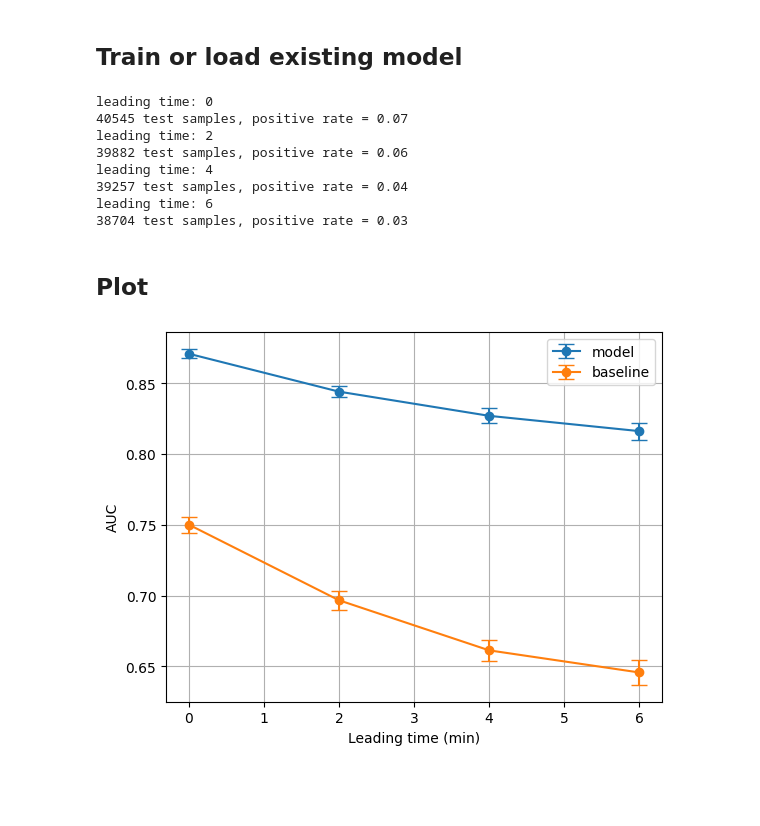
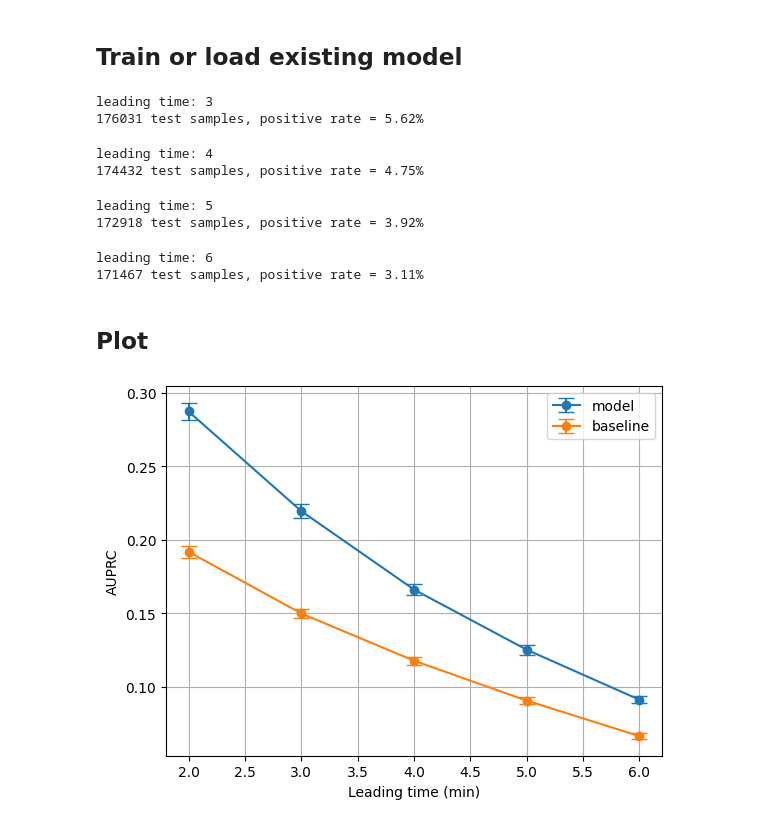
Before and after one commit to BobAubouin/hypotension_pred, a Jupyter notebook: scripts/experiments/study_leading_time.ipynb, the cells around one changed output. Cells and saved outputs as stored; diff of their text form; code cells hidden in the pictures; blank space fills up the shorter version.

Commit message:
update leading time study

```diff
--- a/scripts/experiments/study_leading_time.ipynb
+++ b/scripts/experiments/study_leading_time.ipynb
@@ -49,12 +55,12 @@ rng_seed = 42
 
 result_folder = Path("data/results")
 if not result_folder.exists():
-    result_folder.exists()
+    result_folder.mkdir()
 # Set model file, create models folder if does not exist.
 model_folder = Path("data/models")
 if not model_folder.exists():
     model_folder.mkdir()
-model_file = model_folder / f"xgb.json"
+model_file = model_folder / "xgb.json"
 
 # create a regressor
 if model_file.exists():
@@ -63,7 +69,8 @@ if model_file.exists():
 else:
     ImportError("Model file does not exist, run the xgboost study first")
 
-for leading_time in range(0,7,2):
+leading_time_list = [3,4,5,6]
+for leading_time in leading_time_list:
     data_lead = data[(data.time_before_IOH >= leading_time*60) | (data.time_before_IOH.isna())]
 
     test = data_lead[data_lead['split'] == "test"].copy()
@@ -73,7 +80,7 @@ for leading_time in range(0,7,2):
     test = test.dropna(subset=FEATURE_NAME)
     print('leading time:', leading_time)
     print(
-        f'{len(test)} test samples, positive rate = {test["label"].mean():.2f}'
+        f'{len(test)} test samples, positive rate = {test["label"].mean():.2%}'
     )
 
 
@@ -82,63 +89,62 @@ for leading_time in range(0,7,2):
     y_test = test["label"].values
     y_label_id = test["label_id"].values
 
-    df_results, _ = bootstrap_test(y_test, y_pred, y_label_id, n_bootstraps=200, rng_seed=rng_seed)
+    df_results, _, _ = bootstrap_test(y_test, y_pred, y_label_id, n_bootstraps=200, rng_seed=rng_seed)
 
-    roc_results = result_folder / f"xgboost_roc_lead_{leading_time}.csv"
+    roc_results = result_folder / f"xgboost_lead_{leading_time}.csv"
     df_results.to_csv(roc_results, index=False)
 
     # test baseline
     y_pred_baseline = 1 - test[BASELINE_FEATURE_NAME].values/120
 
-    df_results_baseline, _ = bootstrap_test(y_test, y_pred_baseline, y_label_id, n_bootstraps=200, rng_seed=rng_seed)
+    df_results_baseline, _, _ = bootstrap_test(y_test, y_pred_baseline, y_label_id, n_bootstraps=200, rng_seed=rng_seed)
 
-    roc_results = result_folder / f"baseline_roc_lead_{leading_time}.csv"
+    roc_results = result_folder / f"baseline_lead_{leading_time}.csv"
     df_results_baseline.to_csv(roc_results, index=False)
 # %% [output]
-leading time: 0
-40545 test samples, positive rate = 0.07
-leading time: 2
-39882 test samples, positive rate = 0.06
-leading time: 4
-39257 test samples, positive rate = 0.04
-leading time: 6
-38704 test samples, positive rate = 0.03
+leading time: 3
+176031 test samples, positive rate = 5.62%
+leading time: 4
+174432 test samples, positive rate = 4.75%
+leading time: 5
+172918 test samples, positive rate = 3.92%
+leading time: 6
+171467 test samples, positive rate = 3.11%
 # %% [markdown]
 ## Plot
 # %%
 xgboost_auc_list, baseline_auc_list, lead_time_list = [], [], []
 xgboost_auc_std_list, baseline_auc_std_list = [], []
-xgboost_ioh_sensitivity_list, baseline_ioh_sensitivity_list = [], []
-xgboost_ioh_sensitivity_list_std, baseline_ioh_sensitivity_list_std = [], []
+leading_time_list = [2,3,4,5,6]
+for leading_time in leading_time_list:
+    lead_time_list.append(leading_time)
+    if leading_time == 2:
+        roc_results = result_folder / "xgboost_results.csv"
+    else:
+        roc_results = result_folder / f"xgboost_lead_{leading_time}.csv"
+    df_results = pd.read_csv(roc_results)
+    xgboost_auc_list.append(df_results.auprc[0])
+    xgboost_auc_std_list.append(df_results.auprc_std[0])
 
-for leading_time in range(0,7,2):
-    lead_time_list.append(leading_time)
-    roc_results = result_folder / f"xgboost_roc_lead_{leading_time}.csv"
+    if leading_time == 2:
+        roc_results = result_folder / "baseline_results.csv"
+    else:
+        roc_results = result_folder / f"baseline_lead_{leading_time}.csv"
     df_results = pd.read_csv(roc_results)
-    xgboost_auc_list.append(df_results.auc[0])
-    xgboost_auc_std_list.append(df_results.auc_std[0])
-    xgboost_ioh_sensitivity_list.append(df_results.ioh_sensitivity[0]*100)
-    xgboost_ioh_sensitivity_list_std.append(df_results.ioh_sensitivity_std[0]*100)
-
-
-    roc_results = result_folder / f"baseline_roc_lead_{leading_time}.csv"
-    df_results = pd.read_csv(roc_results)
-    baseline_auc_list.append(df_results.auc[0])
-    baseline_auc_std_list.append(df_results.auc_std[0])
-    baseline_ioh_sensitivity_list.append(df_results.ioh_sensitivity[0]*100)
-    baseline_ioh_sensitivity_list_std.append(df_results.ioh_sensitivity_std[0]*100)
+    baseline_auc_list.append(df_results.auprc[0])
+    baseline_auc_std_list.append(df_results.auprc_std[0])
 
 
 plt.errorbar(lead_time_list, xgboost_auc_list,xgboost_auc_std_list, fmt='-o', label='model', capsize=6)
 plt.errorbar(lead_time_list, baseline_auc_list, baseline_auc_std_list, fmt='-o', label='baseline', capsize=6)
 plt.xlabel('Leading time (min)')
-plt.ylabel('AUC')
+plt.ylabel('AUPRC')
 plt.grid()
 plt.legend()
 plt.show()
 
 #save the data
 auc_df = pd.DataFrame({'lead_time': lead_time_list, 'xgboost_auc': xgboost_auc_list, 'xgboost_auc_std': xgboost_auc_std_list, 'baseline_auc': baseline_auc_list, 'baseline_auc_std': baseline_auc_std_list})
 auc_df.to_csv(result_folder / 'auc_lead_time.csv', index=False)
 # %% [output]
-[figure, old version]
+[figure, new version]
```
Also changed, not shown: parts of 4 cells of this notebook.
